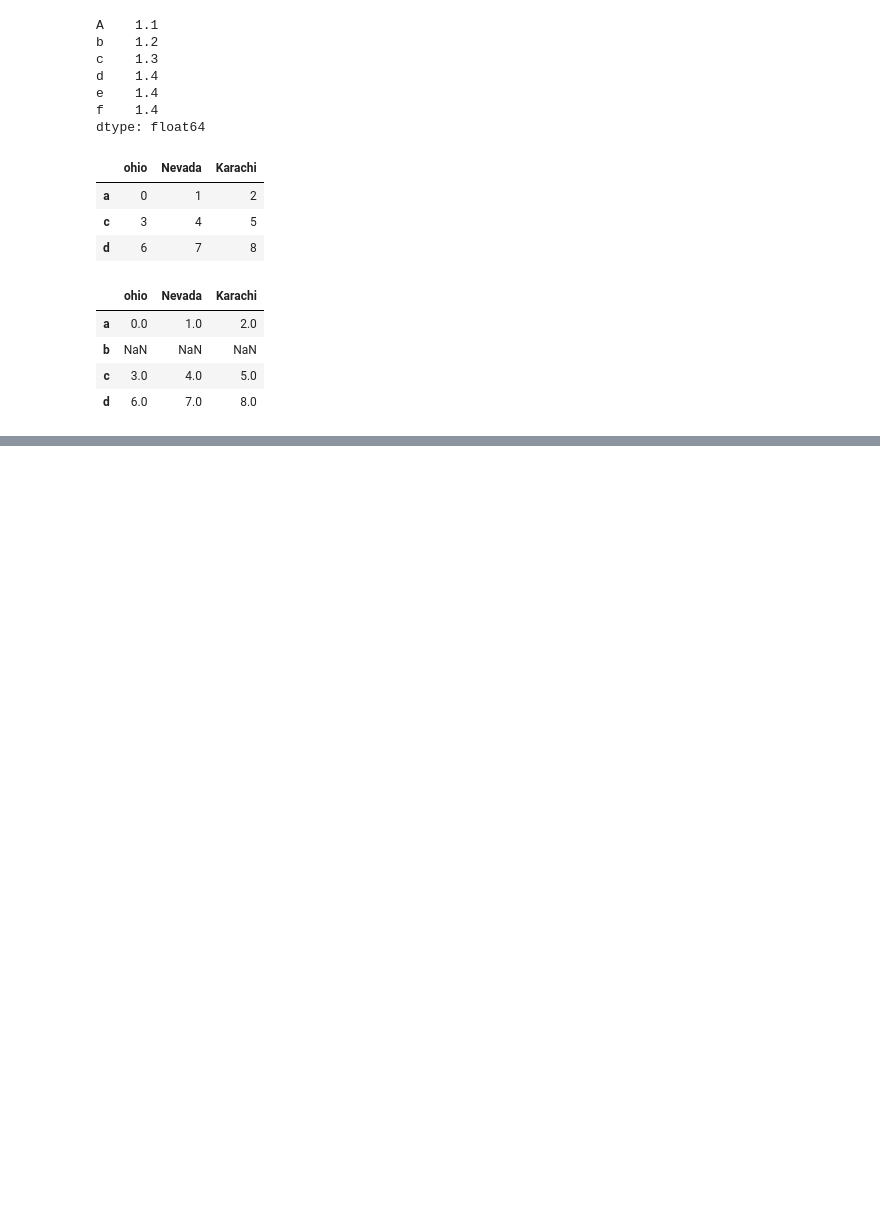
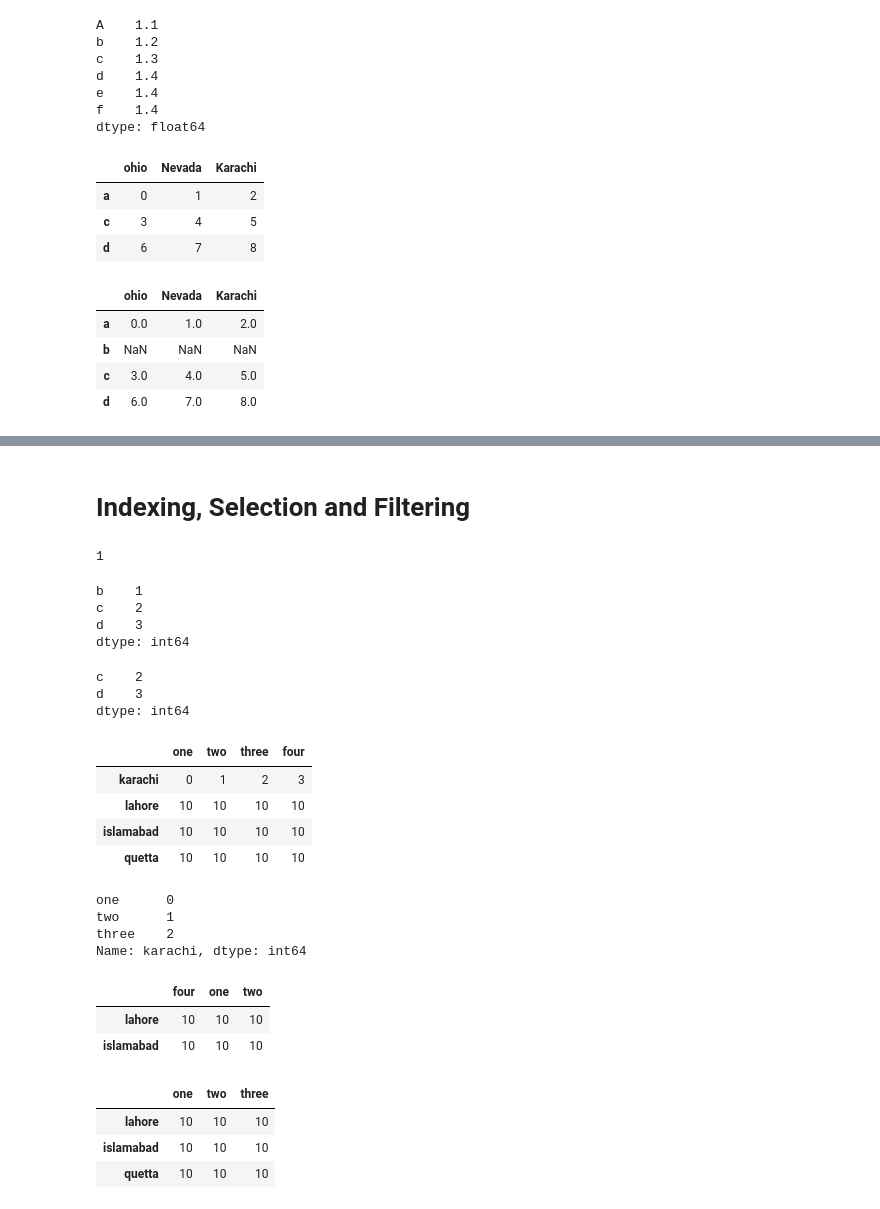
Before and after one commit to SaadUrRehmanBaig/piaicQuater2, a Jupyter notebook: PIAIC 4.ipynb, the cells around one changed output, grey strips where cells are left out. Saved outputs shown, nothing was run; the diff lists cells and outputs as text; code cells hidden in the pictures; blank space fills up the shorter version.

```diff
--- a/PIAIC 4.ipynb
+++ b/PIAIC 4.ipynb
@@ -116,0 +182,2 @@ frame2
+# %% [markdown]
+# Indexing, Selection and Filtering
@@ -116,0 +186,52 @@ frame2
+# %%
+obj["b"]
+# %% [output]
+1
+# %%
+obj["b":"d"] # silicing by custom index
+# %% [output]
+b    1
+c    2
+d    3
+dtype: int64
+# %%
+obj[2:4] # silicing by default index
+# %% [output]
+c    2
+d    3
+dtype: int64
+# %%
+data = pd.DataFrame(np.arange(16).reshape(4,4),
+index = ['karachi','lahore','islamabad','quetta'],
+columns= ['one','two','three','four'])
+# %%
+data[data["three"]>5] = 10
+# %%
+data
+# %% [output]
+|  | one | two | three | four |
+| karachi | 0 | 1 | 2 | 3 |
+| lahore | 10 | 10 | 10 | 10 |
+| islamabad | 10 | 10 | 10 | 10 |
+| quetta | 10 | 10 | 10 | 10 |
+# %%
+#.loc(row,col)
+data.loc["karachi",["one","two","three"]]
+# %% [output]
+one      0
+two      1
+three    2
+Name: karachi, dtype: int64
+# %%
+data.iloc[[1,2],[3,0,1]]
+# %% [output]
+|  | four | one | two |
+| lahore | 10 | 10 | 10 |
+| islamabad | 10 | 10 | 10 |
+# %%
+data.iloc[:,:3][data["three"]>5]
+# %% [output]
+|  | one | two | three |
+| lahore | 10 | 10 | 10 |
+| islamabad | 10 | 10 | 10 |
+| quetta | 10 | 10 | 10 |
```
Also changed, not shown: parts of 22 cells of this notebook.
